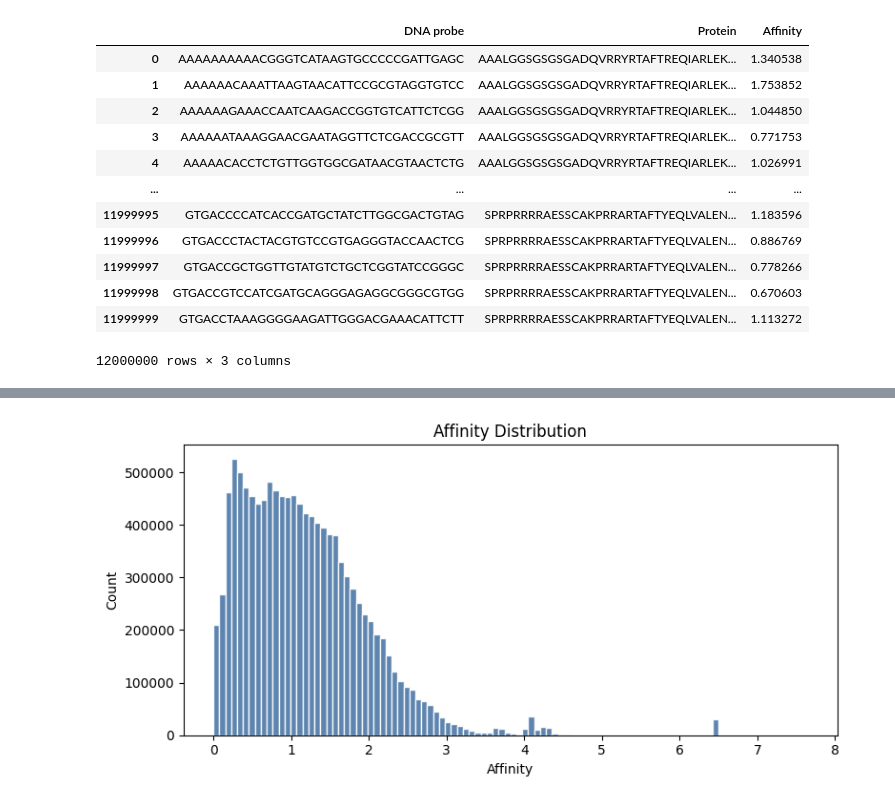
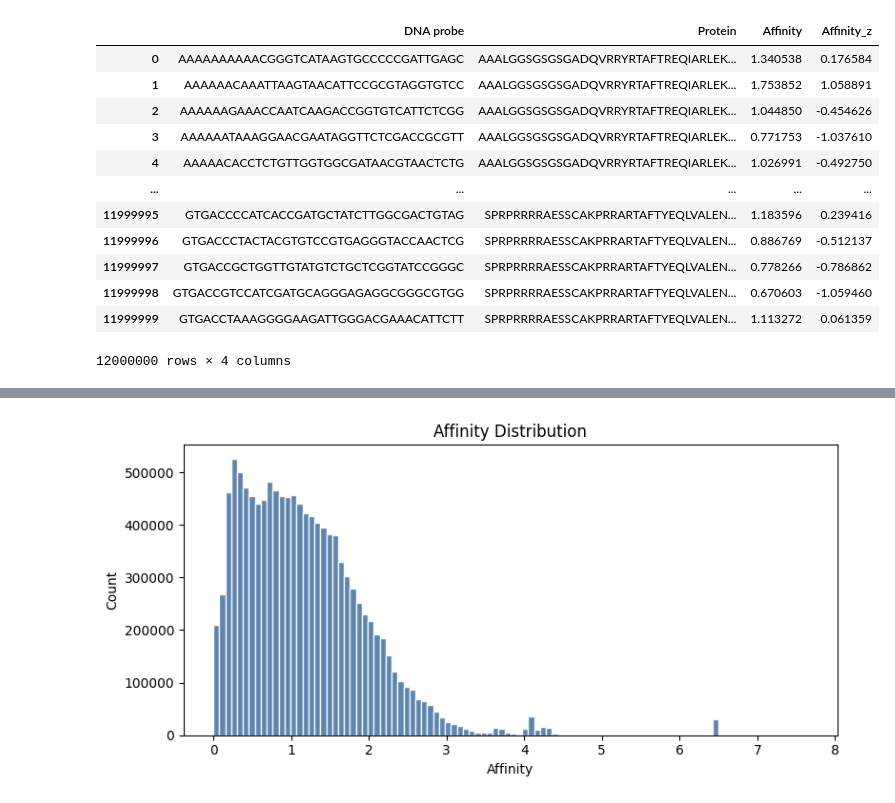
Before and after one commit to maymay-wa/Bio-Project, a Jupyter notebook: src/SimpleVersion.ipynb, the cells around one changed output, grey strips where cells are left out. Saved outputs shown, nothing was run; the diff lists cells and outputs as text; code cells hidden in the pictures.

```diff
--- a/src/SimpleVersion.ipynb
+++ b/src/SimpleVersion.ipynb
@@ -21,47 +20,47 @@ affinity_path = Path("../Data/training_data.txt")
 
 # Space-delimited matrix: rows align to sequences, columns align to DBPs.
 df_affinity_wide = pandas.read_csv(
     affinity_path,
     sep=r"\s+",
     engine="python",
     header=None,
 )
 
 if df_affinity_wide.shape != (len(sequences), len(dbps)):
     raise ValueError(
         "Affinity matrix shape mismatch: "
         f"{df_affinity_wide.shape} vs "
         f"({len(sequences)}, {len(dbps)})"
     )
 
 # Build a long-form table for Protein/DNA probe/Affinity.
 df_affinity = (
     df_affinity_wide
     .set_axis(dbps, axis=1)
     .assign(sequence=sequences)
     .melt(id_vars="sequence", var_name="Protein", value_name="Affinity")
     .rename(columns={"sequence": "DNA probe"})
 )
 
 # Z-score normalize per protein to reduce outlier influence.
-# mean_by_protein = df_affinity.groupby("Protein")["Affinity"].transform("mean")
-# std_by_protein = df_affinity.groupby("Protein")["Affinity"].transform("std")
-# std_by_protein = std_by_protein.replace(0, numpy.nan)
+mean_by_protein = df_affinity.groupby("Protein")["Affinity"].transform("mean")
+std_by_protein = df_affinity.groupby("Protein")["Affinity"].transform("std")
+std_by_protein = std_by_protein.replace(0, np.nan)
 
-# df_affinity["Affinity_z"] = (df_affinity["Affinity"] - mean_by_protein) / std_by_protein
+df_affinity["Affinity_z"] = (df_affinity["Affinity"] - mean_by_protein) / std_by_protein
 
 df_affinity
 # %% [output]
-|  | DNA probe | Protein | Affinity |
-| 0 | AAAAAAAAAACGGGTCATAAGTGCCCCCGATTGAGC | AAALGGSGSGSGADQVRRYRTAFTREQIARLEK... | 1.340538 |
-| 1 | AAAAAACAAATTAAGTAACATTCCGCGTAGGTGTCC | AAALGGSGSGSGADQVRRYRTAFTREQIARLEK... | 1.753852 |
-| 2 | AAAAAAGAAACCAATCAAGACCGGTGTCATTCTCGG | AAALGGSGSGSGADQVRRYRTAFTREQIARLEK... | 1.044850 |
-| 3 | AAAAAATAAAGGAACGAATAGGTTCTCGACCGCGTT | AAALGGSGSGSGADQVRRYRTAFTREQIARLEK... | 0.771753 |
-| 4 | AAAAACACCTCTGTTGGTGGCGATAACGTAACTCTG | AAALGGSGSGSGADQVRRYRTAFTREQIARLEK... | 1.026991 |
-| ... | ... | ... | ... |
-| 11999995 | GTGACCCCATCACCGATGCTATCTTGGCGACTGTAG | SPRPRRRRAESSCAKPRRARTAFTYEQLVALEN... | 1.183596 |
-| 11999996 | GTGACCCTACTACGTGTCCGTGAGGGTACCAACTCG | SPRPRRRRAESSCAKPRRARTAFTYEQLVALEN... | 0.886769 |
-| 11999997 | GTGACCGCTGGTTGTATGTCTGCTCGGTATCCGGGC | SPRPRRRRAESSCAKPRRARTAFTYEQLVALEN... | 0.778266 |
-| 11999998 | GTGACCGTCCATCGATGCAGGGAGAGGCGGGCGTGG | SPRPRRRRAESSCAKPRRARTAFTYEQLVALEN... | 0.670603 |
-| 11999999 | GTGACCTAAAGGGGAAGATTGGGACGAAACATTCTT | SPRPRRRRAESSCAKPRRARTAFTYEQLVALEN... | 1.113272 |
+|  | DNA probe | Protein | Affinity | Affinity_z |
+| 0 | AAAAAAAAAACGGGTCATAAGTGCCCCCGATTGAGC | AAALGGSGSGSGADQVRRYRTAFTREQIARLEK... | 1.340538 | 0.176584 |
+| 1 | AAAAAACAAATTAAGTAACATTCCGCGTAGGTGTCC | AAALGGSGSGSGADQVRRYRTAFTREQIARLEK... | 1.753852 | 1.058891 |
+| 2 | AAAAAAGAAACCAATCAAGACCGGTGTCATTCTCGG | AAALGGSGSGSGADQVRRYRTAFTREQIARLEK... | 1.044850 | -0.454626 |
+| 3 | AAAAAATAAAGGAACGAATAGGTTCTCGACCGCGTT | AAALGGSGSGSGADQVRRYRTAFTREQIARLEK... | 0.771753 | -1.037610 |
+| 4 | AAAAACACCTCTGTTGGTGGCGATAACGTAACTCTG | AAALGGSGSGSGADQVRRYRTAFTREQIARLEK... | 1.026991 | -0.492750 |
+| ... | ... | ... | ... | ... |
+| 11999995 | GTGACCCCATCACCGATGCTATCTTGGCGACTGTAG | SPRPRRRRAESSCAKPRRARTAFTYEQLVALEN... | 1.183596 | 0.239416 |
+| 11999996 | GTGACCCTACTACGTGTCCGTGAGGGTACCAACTCG | SPRPRRRRAESSCAKPRRARTAFTYEQLVALEN... | 0.886769 | -0.512137 |
+| 11999997 | GTGACCGCTGGTTGTATGTCTGCTCGGTATCCGGGC | SPRPRRRRAESSCAKPRRARTAFTYEQLVALEN... | 0.778266 | -0.786862 |
+| 11999998 | GTGACCGTCCATCGATGCAGGGAGAGGCGGGCGTGG | SPRPRRRRAESSCAKPRRARTAFTYEQLVALEN... | 0.670603 | -1.059460 |
+| 11999999 | GTGACCTAAAGGGGAAGATTGGGACGAAACATTCTT | SPRPRRRRAESSCAKPRRARTAFTYEQLVALEN... | 1.113272 | 0.061359 |
-12000000 rows × 3 columns
+12000000 rows × 4 columns
```
Also changed, not shown: parts of 6 cells of this notebook.
